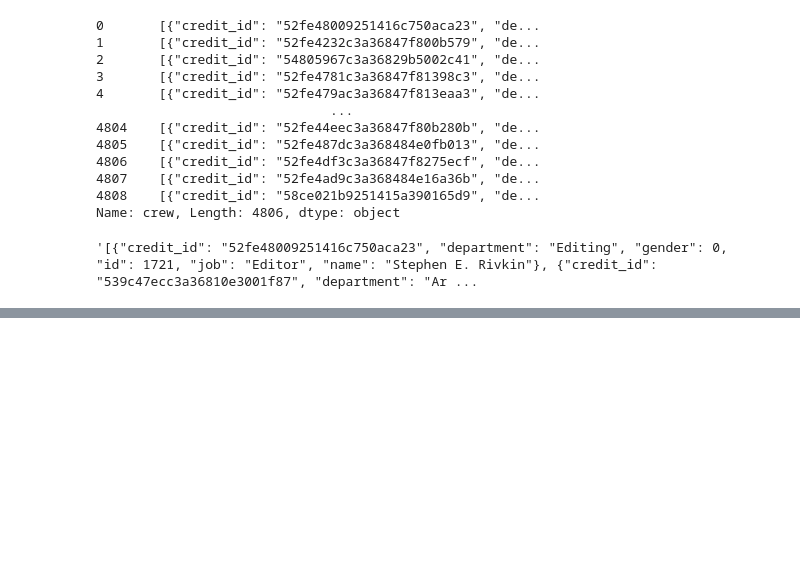
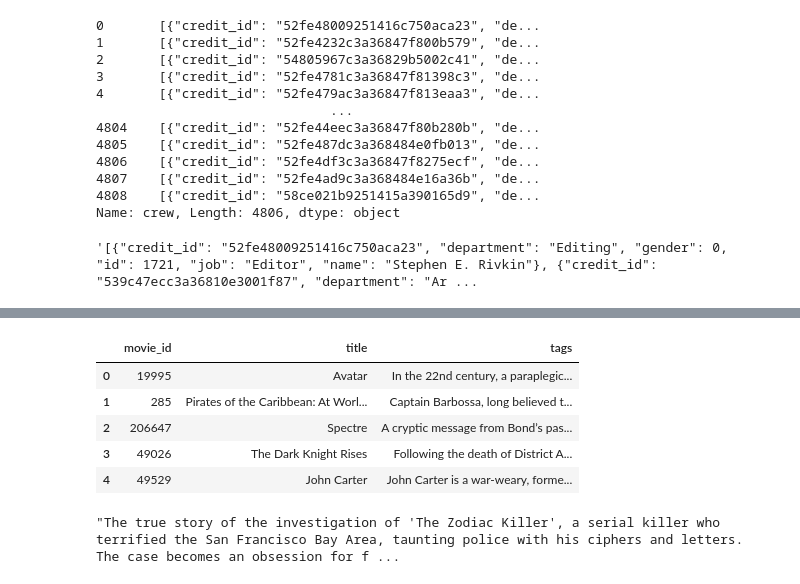
Before and after one commit to muhammad-usman147/MovieRecommendationSystem, a Jupyter notebook: Untitled.ipynb, the cells around one changed output, grey strips where cells are left out. Drawn from its saved outputs; the diff is of its cells as text; code cells hidden in the pictures; blank space fills up the shorter version.

```diff
--- a/Untitled.ipynb
+++ b/Untitled.ipynb
@@ -198,0 +281,4 @@ movies['crew'][0]
+# %%
+#converting the list into string
+new_df['tags']=new_df['tags'].apply(lambda x:" ".join(x))
+new_df['tags']
@@ -198,0 +302,13 @@ movies['crew'][0]
+# %%
+new_df.head()
+# %% [output]
+|  | movie_id | title | tags |
+| 0 | 19995 | Avatar | In the 22nd century, a paraplegic... |
+| 1 | 285 | Pirates of the Caribbean: At Worl... | Captain Barbossa, long believed t... |
+| 2 | 206647 | Spectre | A cryptic message from Bond’s pas... |
+| 3 | 49026 | The Dark Knight Rises | Following the death of District A... |
+| 4 | 49529 | John Carter | John Carter is a war-weary, forme... |
+# %%
+new_df['tags'][421]
+# %% [output]
+"The true story of the investigation of 'The Zodiac Killer', a serial killer who terrified the San Francisco Bay Area, taunting police with his ciphers and letters. The case becomes an obsession for f ...
```
Also changed, not shown: parts of 16 cells of this notebook.
